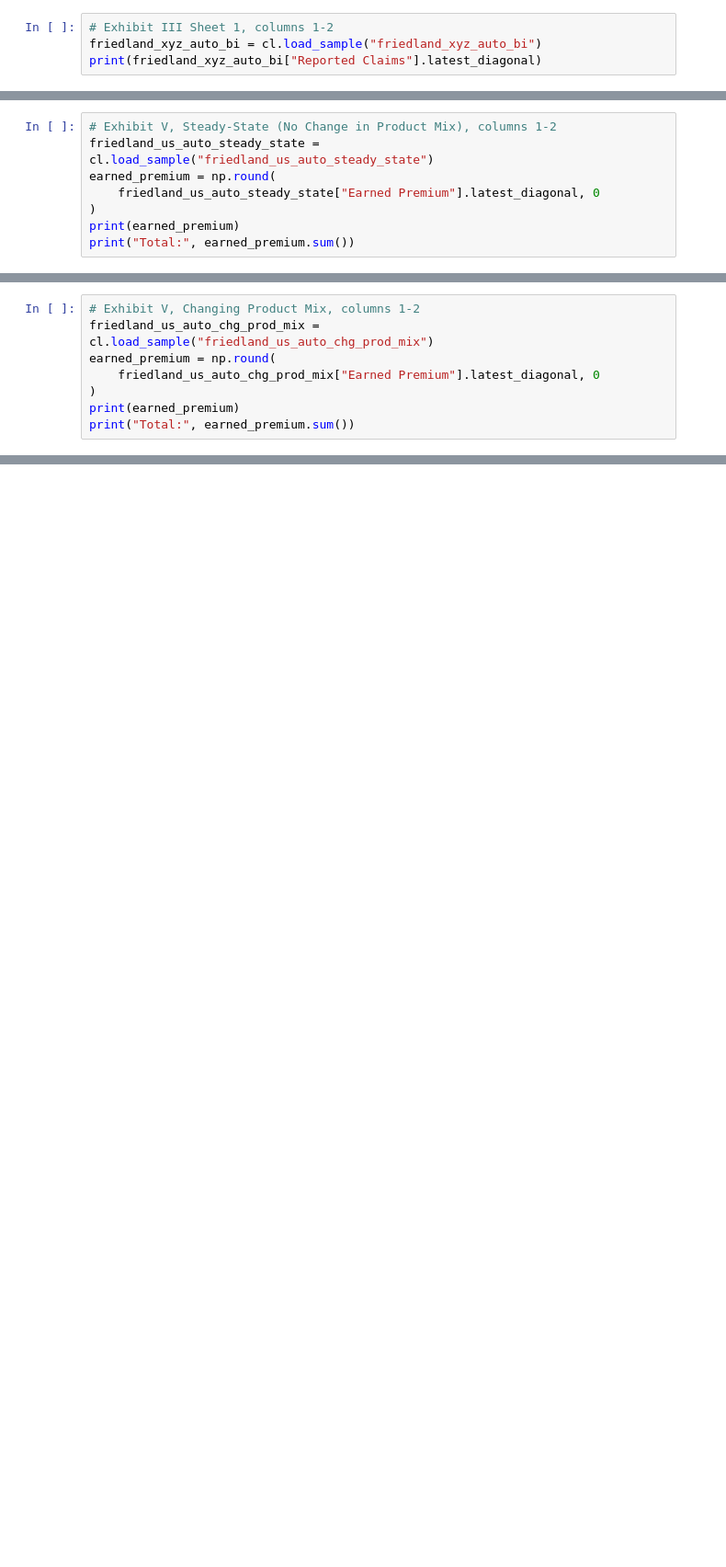
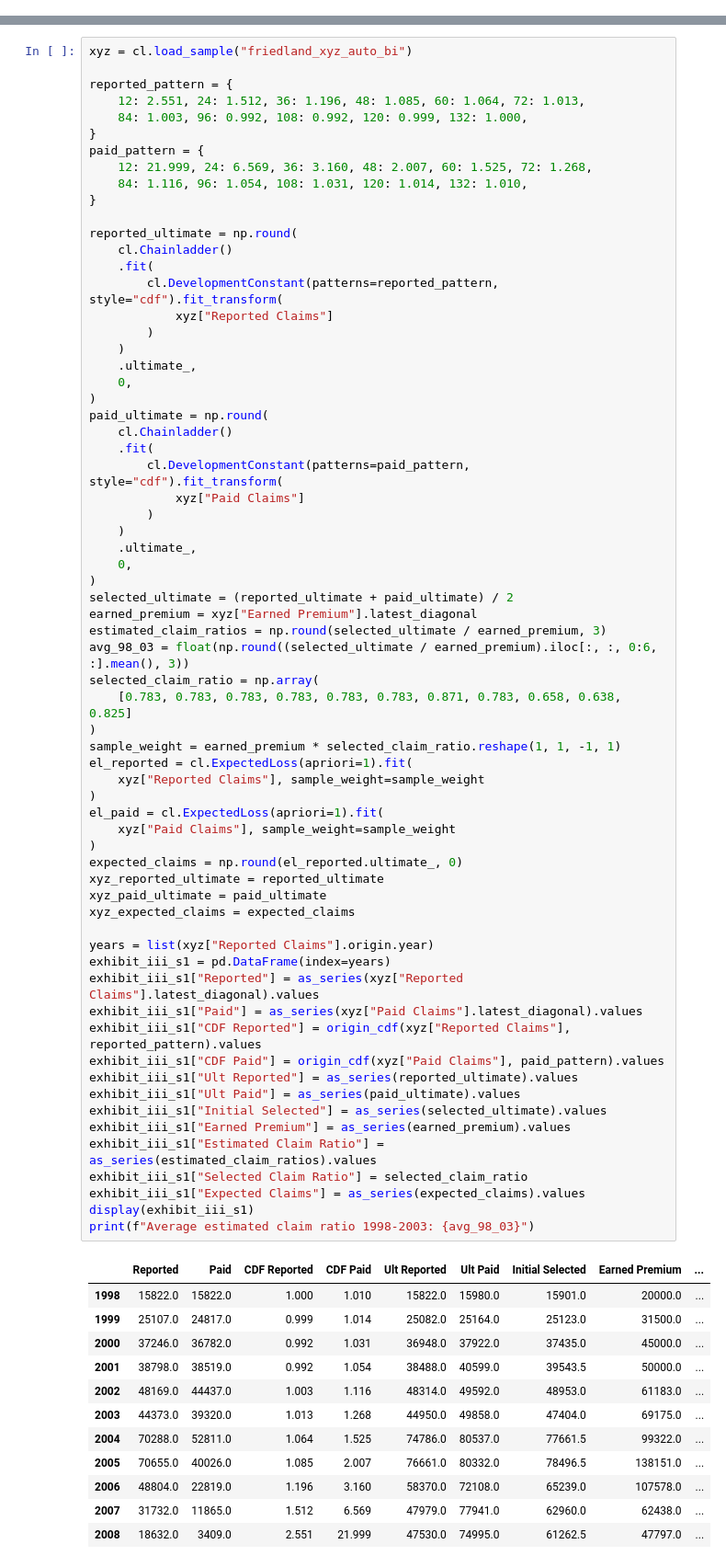
Before and after one commit to casact/chainladder-python, a Jupyter notebook: docs/friedland/chapter_8.ipynb, the cells around one changed output, grey strips where cells are left out. Shown at 92% size. Saved outputs shown, nothing was run; the diff lists cells and outputs as text; blank space fills up the shorter version.

```diff
--- a/docs/friedland/chapter_8.ipynb
+++ b/docs/friedland/chapter_8.ipynb
@@ -1790,4 +0,0 @@ assert np.isclose(total_unpaid.sum(), 71231471, atol=1e-6)
-# %%
-# Exhibit III Sheet 1, columns 1-2
-friedland_xyz_auto_bi = cl.load_sample("friedland_xyz_auto_bi")
-print(friedland_xyz_auto_bi["Reported Claims"].latest_diagonal)
@@ -4625,8 +0,0 @@ assert np.isclose(difference.sum(), 1444824, atol=3)
-# %%
-# Exhibit V, Steady-State (No Change in Product Mix), columns 1-2
-friedland_us_auto_steady_state = cl.load_sample("friedland_us_auto_steady_state")
-earned_premium = np.round(
-    friedland_us_auto_steady_state["Earned Premium"].latest_diagonal, 0
-)
-print(earned_premium)
-print("Total:", earned_premium.sum())
@@ -4772,8 +0,0 @@ Total: -1.0
-# %%
-# Exhibit V, Changing Product Mix, columns 1-2
-friedland_us_auto_chg_prod_mix = cl.load_sample("friedland_us_auto_chg_prod_mix")
-earned_premium = np.round(
-    friedland_us_auto_chg_prod_mix["Earned Premium"].latest_diagonal, 0
-)
-print(earned_premium)
-print("Total:", earned_premium.sum())
@@ -5253,0 +535,79 @@ assert np.isclose(difference.sum(), 224465, atol=2)
+# %%
+xyz = cl.load_sample("friedland_xyz_auto_bi")
+
+reported_pattern = {
+    12: 2.551, 24: 1.512, 36: 1.196, 48: 1.085, 60: 1.064, 72: 1.013,
+    84: 1.003, 96: 0.992, 108: 0.992, 120: 0.999, 132: 1.000,
+}
+paid_pattern = {
+    12: 21.999, 24: 6.569, 36: 3.160, 48: 2.007, 60: 1.525, 72: 1.268,
+    84: 1.116, 96: 1.054, 108: 1.031, 120: 1.014, 132: 1.010,
+}
+
+reported_ultimate = np.round(
+    cl.Chainladder()
+    .fit(
+        cl.DevelopmentConstant(patterns=reported_pattern, style="cdf").fit_transform(
+            xyz["Reported Claims"]
+        )
+    )
+    .ultimate_,
+    0,
+)
+paid_ultimate = np.round(
+    cl.Chainladder()
+    .fit(
+        cl.DevelopmentConstant(patterns=paid_pattern, style="cdf").fit_transform(
+            xyz["Paid Claims"]
+        )
+    )
+    .ultimate_,
+    0,
+)
+selected_ultimate = (reported_ultimate + paid_ultimate) / 2
+earned_premium = xyz["Earned Premium"].latest_diagonal
+estimated_claim_ratios = np.round(selected_ultimate / earned_premium, 3)
+avg_98_03 = float(np.round((selected_ultimate / earned_premium).iloc[:, :, 0:6, :].mean(), 3))
+selected_claim_ratio = np.array(
+    [0.783, 0.783, 0.783, 0.783, 0.783, 0.783, 0.871, 0.783, 0.658, 0.638, 0.825]
+)
+sample_weight = earned_premium * selected_claim_ratio.reshape(1, 1, -1, 1)
+el_reported = cl.ExpectedLoss(apriori=1).fit(
+    xyz["Reported Claims"], sample_weight=sample_weight
+)
+el_paid = cl.ExpectedLoss(apriori=1).fit(
+    xyz["Paid Claims"], sample_weight=sample_weight
+)
+expected_claims = np.round(el_reported.ultimate_, 0)
+xyz_reported_ultimate = reported_ultimate
+xyz_paid_ultimate = paid_ultimate
+xyz_expected_claims = expected_claims
+
+years = list(xyz["Reported Claims"].origin.year)
+exhibit_iii_s1 = pd.DataFrame(index=years)
+exhibit_iii_s1["Reported"] = as_series(xyz["Reported Claims"].latest_diagonal).values
+exhibit_iii_s1["Paid"] = as_series(xyz["Paid Claims"].latest_diagonal).values
+exhibit_iii_s1["CDF Reported"] = origin_cdf(xyz["Reported Claims"], reported_pattern).values
+exhibit_iii_s1["CDF Paid"] = origin_cdf(xyz["Paid Claims"], paid_pattern).values
+exhibit_iii_s1["Ult Reported"] = as_series(reported_ultimate).values
+exhibit_iii_s1["Ult Paid"] = as_series(paid_ultimate).values
+exhibit_iii_s1["Initial Selected"] = as_series(selected_ultimate).values
+exhibit_iii_s1["Earned Premium"] = as_series(earned_premium).values
+exhibit_iii_s1["Estimated Claim Ratio"] = as_series(estimated_claim_ratios).values
+exhibit_iii_s1["Selected Claim Ratio"] = selected_claim_ratio
+exhibit_iii_s1["Expected Claims"] = as_series(expected_claims).values
+display(exhibit_iii_s1)
+print(f"Average estimated claim ratio 1998-2003: {avg_98_03}")
+# %% [output]
+|  | Reported | Paid | CDF Reported | CDF Paid | Ult Reported | Ult Paid | Initial Selected | Earned Premium | ... |
+| 1998 | 15822.0 | 15822.0 | 1.000 | 1.010 | 15822.0 | 15980.0 | 15901.0 | 20000.0 | ... |
+| 1999 | 25107.0 | 24817.0 | 0.999 | 1.014 | 25082.0 | 25164.0 | 25123.0 | 31500.0 | ... |
+| 2000 | 37246.0 | 36782.0 | 0.992 | 1.031 | 36948.0 | 37922.0 | 37435.0 | 45000.0 | ... |
+| 2001 | 38798.0 | 38519.0 | 0.992 | 1.054 | 38488.0 | 40599.0 | 39543.5 | 50000.0 | ... |
+| 2002 | 48169.0 | 44437.0 | 1.003 | 1.116 | 48314.0 | 49592.0 | 48953.0 | 61183.0 | ... |
+| 2003 | 44373.0 | 39320.0 | 1.013 | 1.268 | 44950.0 | 49858.0 | 47404.0 | 69175.0 | ... |
+| 2004 | 70288.0 | 52811.0 | 1.064 | 1.525 | 74786.0 | 80537.0 | 77661.5 | 99322.0 | ... |
+| 2005 | 70655.0 | 40026.0 | 1.085 | 2.007 | 76661.0 | 80332.0 | 78496.5 | 138151.0 | ... |
+| 2006 | 48804.0 | 22819.0 | 1.196 | 3.160 | 58370.0 | 72108.0 | 65239.0 | 107578.0 | ... |
+| 2007 | 31732.0 | 11865.0 | 1.512 | 6.569 | 47979.0 | 77941.0 | 62960.0 | 62438.0 | ... |
+| 2008 | 18632.0 | 3409.0 | 2.551 | 21.999 | 47530.0 | 74995.0 | 61262.5 | 47797.0 | ... |
```
Also changed, not shown: parts of 188 cells of this notebook.
